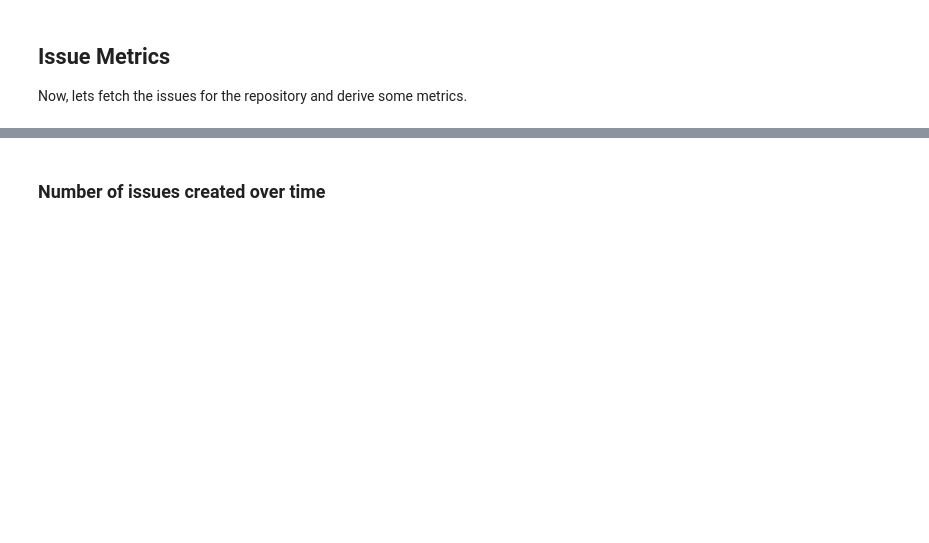
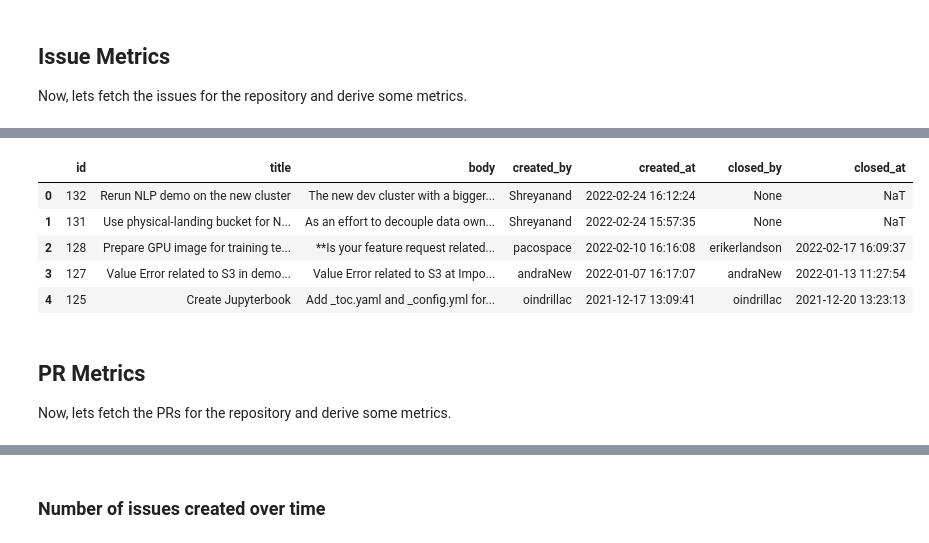
Before and after one commit to chauhankaranraj/metrics, a Jupyter notebook: notebooks/repo_metrics.ipynb, the cells around one changed output, grey strips where cells are left out. Cells and saved outputs as stored; diff of their text form; code cells hidden in the pictures; blank space fills up the shorter version.

```diff
--- a/notebooks/repo_metrics.ipynb
+++ b/notebooks/repo_metrics.ipynb
@@ -78,3 +79,18 @@ issues_df.head()
 | 2 | 128 | Prepare GPU image for training te... | **Is your feature request related... | pacospace | 2022-02-10 16:16:08 | erikerlandson | 2022-02-17 16:09:37 | {'enhancement': {'color': 'a2eeef... | {'pacospace': 8} |
 | 3 | 127 | Value Error related to S3 in demo... | Value Error related to S3 at Impo... | andraNew | 2022-01-07 16:17:07 | andraNew | 2022-01-13 11:27:54 | {'bug': {'color': 'd73a4a', 'labe... | {'andraNew': 123, 'erikerlandson'... |
 | 4 | 125 | Create Jupyterbook | Add _toc.yaml and _config.yml for... | oindrillac | 2021-12-17 13:09:41 | oindrillac | 2021-12-20 13:23:13 | {} | {} |
+# %%
+issue_cols_to_drop = ["labels", "interactions"]
+issue_df = issues_df.drop(columns=issue_cols_to_drop)
+issue_df.head()
+# %% [output]
+|  | id | title | body | created_by | created_at | closed_by | closed_at |
+| 0 | 132 | Rerun NLP demo on the new cluster | The new dev cluster with a bigger... | Shreyanand | 2022-02-24 16:12:24 | None | NaT |
+| 1 | 131 | Use physical-landing bucket for N... | As an effort to decouple data own... | Shreyanand | 2022-02-24 15:57:35 | None | NaT |
+| 2 | 128 | Prepare GPU image for training te... | **Is your feature request related... | pacospace | 2022-02-10 16:16:08 | erikerlandson | 2022-02-17 16:09:37 |
+| 3 | 127 | Value Error related to S3 in demo... | Value Error related to S3 at Impo... | andraNew | 2022-01-07 16:17:07 | andraNew | 2022-01-13 11:27:54 |
+| 4 | 125 | Create Jupyterbook | Add _toc.yaml and _config.yml for... | oindrillac | 2021-12-17 13:09:41 | oindrillac | 2021-12-20 13:23:13 |
+# %% [markdown]
+## PR Metrics
+
+Now, lets fetch the PRs for the repository and derive some metrics.
```
Also changed, not shown: parts of 29 cells of this notebook.
